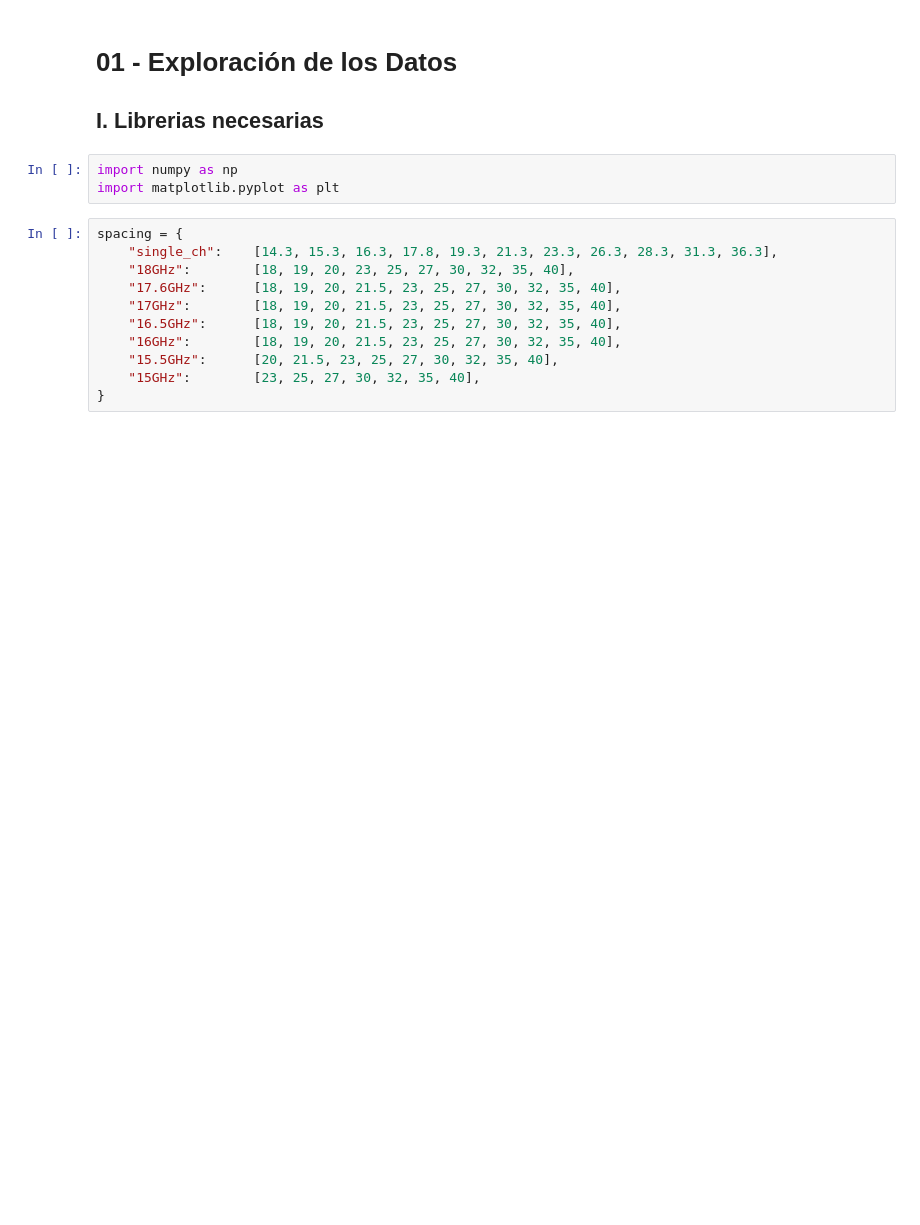
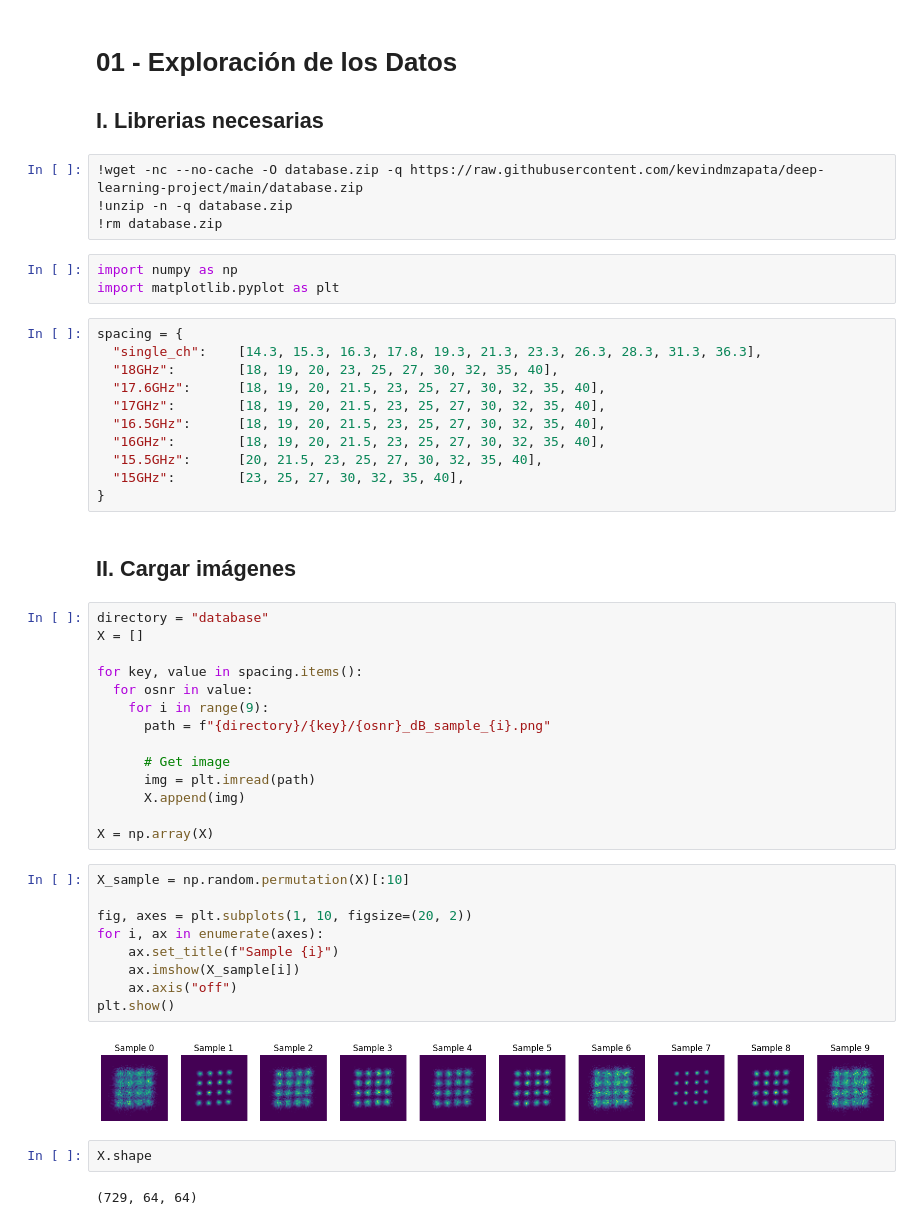
Before and after one commit to kevindmzapata/deep-learning-project, a Jupyter notebook: 01_exploracion_de_datos.ipynb, the cells around one changed output. Saved outputs shown, nothing was run; the diff lists cells and outputs as text; blank space fills up the shorter version.

```diff
--- a/01_exploracion_de_datos.ipynb
+++ b/01_exploracion_de_datos.ipynb
@@ -4,17 +4,52 @@
 # 01 - Exploración de los Datos
 
 ## I. Librerias necesarias
+# %%
+!wget -nc --no-cache -O database.zip -q https://raw.githubusercontent.com/kevindmzapata/deep-learning-project/main/database.zip
+!unzip -n -q database.zip
+!rm database.zip
 # %%
 import numpy as np
 import matplotlib.pyplot as plt
 # %%
 spacing = {
-    "single_ch":    [14.3, 15.3, 16.3, 17.8, 19.3, 21.3, 23.3, 26.3, 28.3, 31.3, 36.3],
-    "18GHz":        [18, 19, 20, 23, 25, 27, 30, 32, 35, 40],
-    "17.6GHz":      [18, 19, 20, 21.5, 23, 25, 27, 30, 32, 35, 40],
-    "17GHz":        [18, 19, 20, 21.5, 23, 25, 27, 30, 32, 35, 40],
-    "16.5GHz":      [18, 19, 20, 21.5, 23, 25, 27, 30, 32, 35, 40],
-    "16GHz":        [18, 19, 20, 21.5, 23, 25, 27, 30, 32, 35, 40],
-    "15.5GHz":      [20, 21.5, 23, 25, 27, 30, 32, 35, 40],
-    "15GHz":        [23, 25, 27, 30, 32, 35, 40],
+  "single_ch":    [14.3, 15.3, 16.3, 17.8, 19.3, 21.3, 23.3, 26.3, 28.3, 31.3, 36.3],
+  "18GHz":        [18, 19, 20, 23, 25, 27, 30, 32, 35, 40],
+  "17.6GHz":      [18, 19, 20, 21.5, 23, 25, 27, 30, 32, 35, 40],
+  "17GHz":        [18, 19, 20, 21.5, 23, 25, 27, 30, 32, 35, 40],
+  "16.5GHz":      [18, 19, 20, 21.5, 23, 25, 27, 30, 32, 35, 40],
+  "16GHz":        [18, 19, 20, 21.5, 23, 25, 27, 30, 32, 35, 40],
+  "15.5GHz":      [20, 21.5, 23, 25, 27, 30, 32, 35, 40],
+  "15GHz":        [23, 25, 27, 30, 32, 35, 40],
 }
+# %% [markdown]
+## II. Cargar imágenes
+# %%
+directory = "database"
+X = []
+
+for key, value in spacing.items():
+  for osnr in value:
+    for i in range(9):
+      path = f"{directory}/{key}/{osnr}_dB_sample_{i}.png"
+
+      # Get image
+      img = plt.imread(path)
+      X.append(img)
+
+X = np.array(X)
+# %%
+X_sample = np.random.permutation(X)[:10]
+
+fig, axes = plt.subplots(1, 10, figsize=(20, 2))
+for i, ax in enumerate(axes):
+    ax.set_title(f"Sample {i}")
+    ax.imshow(X_sample[i])
+    ax.axis("off")
+plt.show()
+# %% [output]
+[figure, added]
+# %%
+X.shape
+# %% [output]
+(729, 64, 64)
```
Also changed, not shown: parts of 9 cells of this notebook.
